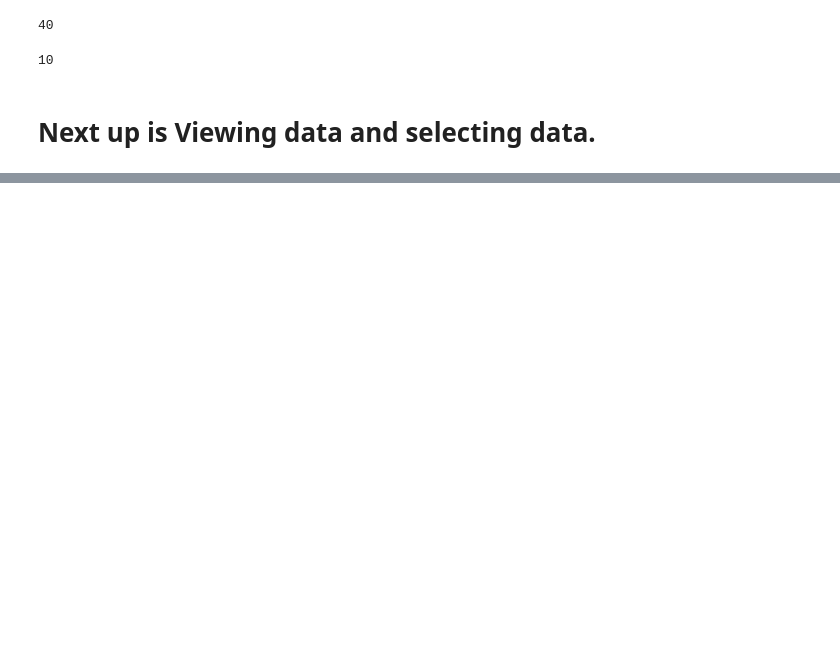
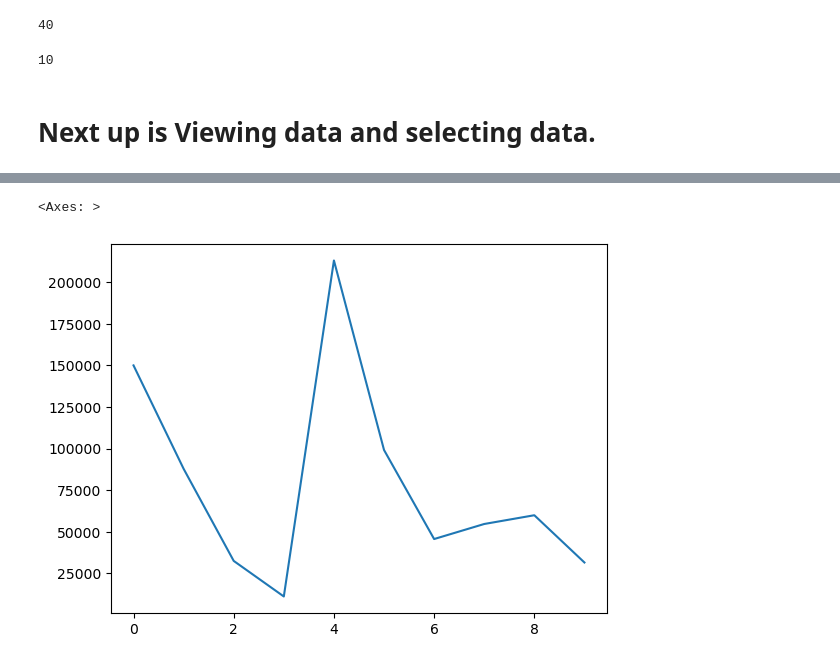
Before and after one commit to BakerSec/machine-learning-teaching, a Jupyter notebook: 00_introduction_to_pandas.ipynb, the cells around one changed output, grey strips where cells are left out. Cells and saved outputs as stored; diff of their text form; code cells hidden in the pictures; blank space fills up the shorter version.

```diff
--- a/00_introduction_to_pandas.ipynb
+++ b/00_introduction_to_pandas.ipynb
@@ -287,0 +517,6 @@ car_sales ## if the DF had more than 10 rows it would display them.
+# %%
+## super fancy let's graph with matplotlib
+car_sales["Odometer (KM)"].plot() ## Odometer on y axis vs Index # on x axis
+# %% [output]
+<Axes: >
+[figure, added]
```
Also changed, not shown: parts of 45 cells of this notebook.
